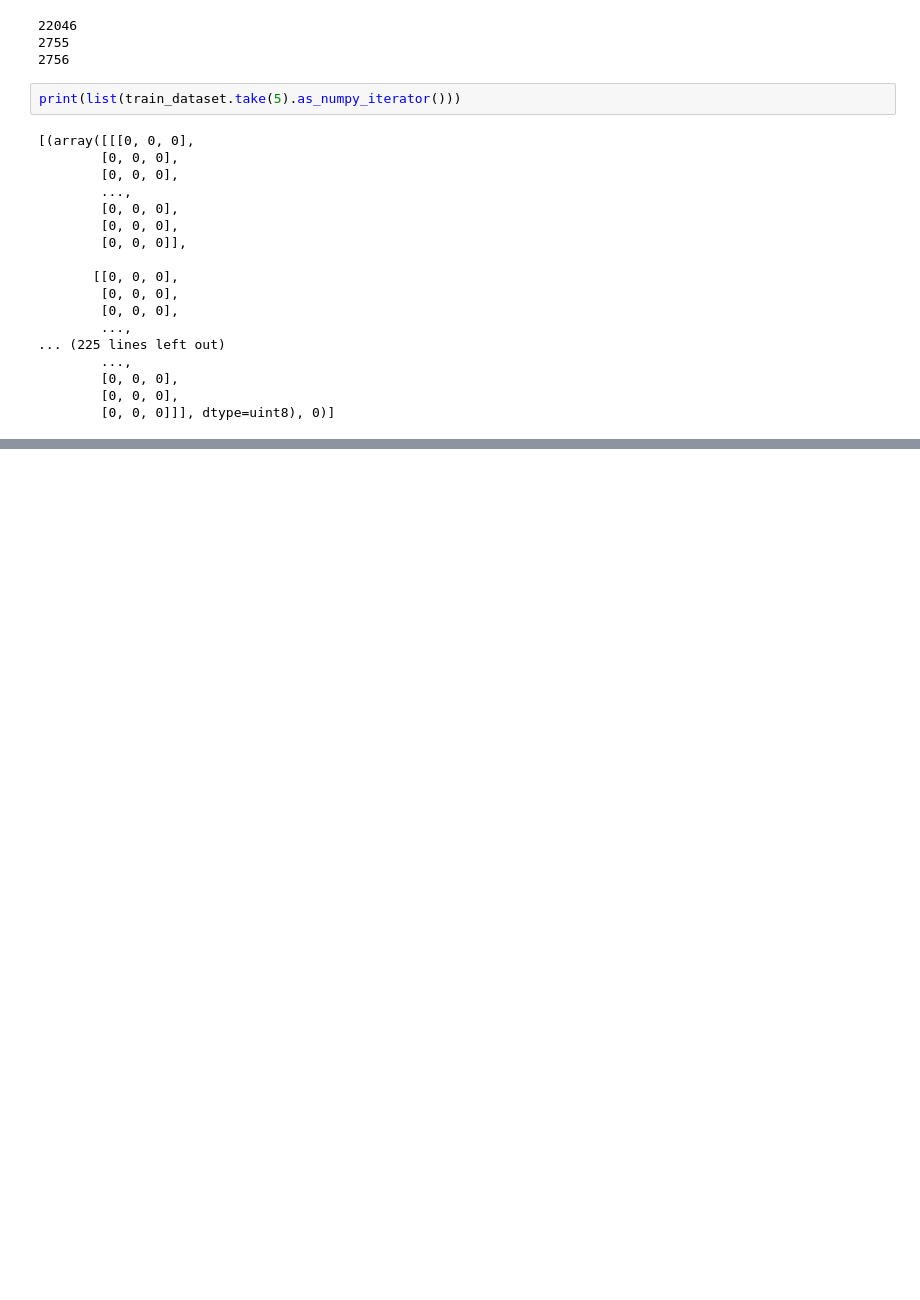
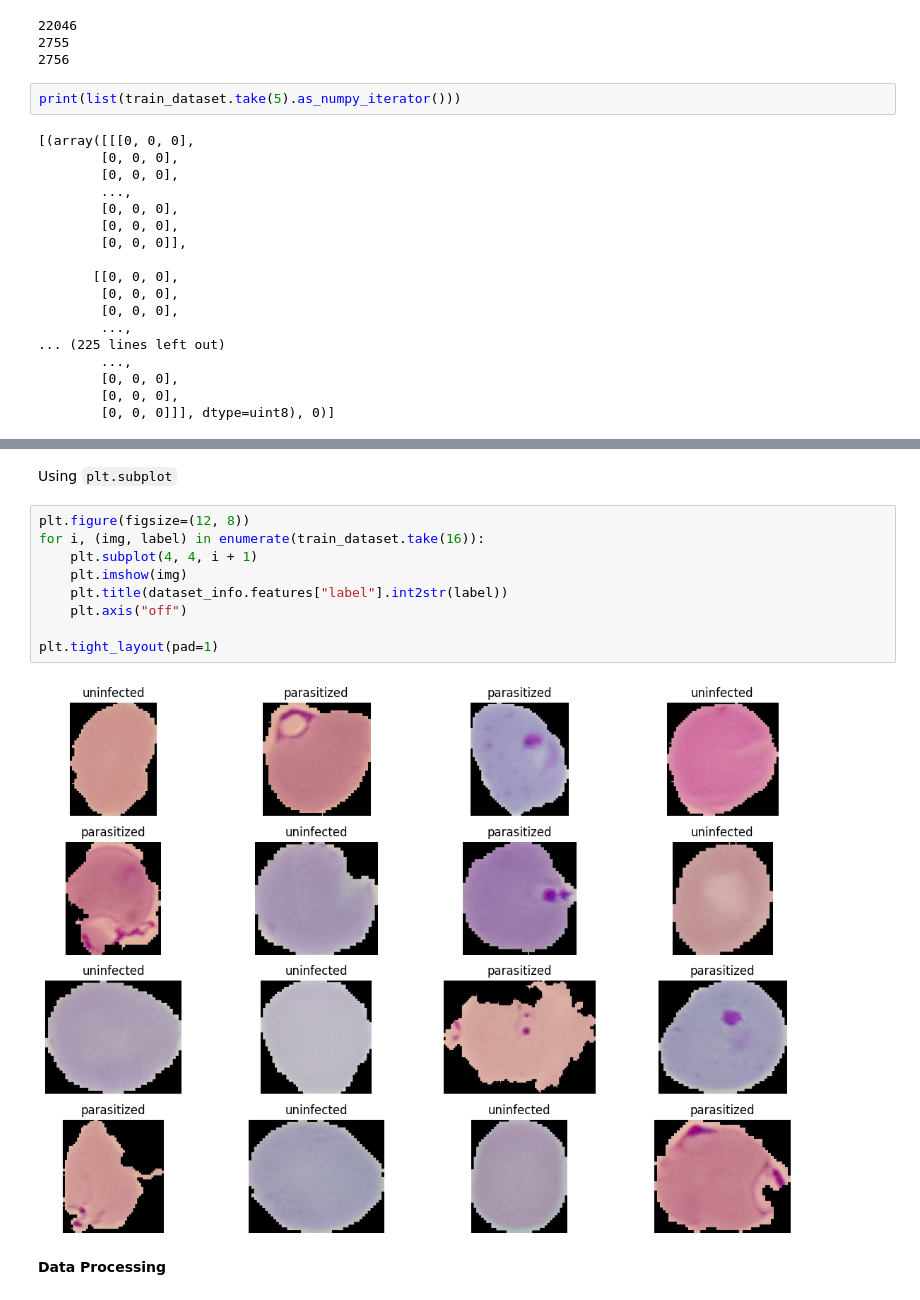
Before and after one commit to DangGiaChi/Deep-Learning-for-Computer-Vision-with-Python-and-TensorFlow-Course, a Jupyter notebook: Malaria_Detection/Malaria_Detection.ipynb, the cells around one changed output, grey strips where cells are left out. Drawn from its saved outputs; the diff is of its cells as text; blank space fills up the shorter version.

Commit message:
Data visualization and preparation

```diff
--- a/Malaria_Detection/Malaria_Detection.ipynb
+++ b/Malaria_Detection/Malaria_Detection.ipynb
@@ -121,0 +171,15 @@ print(list(train_dataset.take(5).as_numpy_iterator()))
+# %% [markdown]
+Using `plt.subplot`
+# %%
+plt.figure(figsize=(12, 8))
+for i, (img, label) in enumerate(train_dataset.take(16)):
+    plt.subplot(4, 4, i + 1)
+    plt.imshow(img)
+    plt.title(dataset_info.features["label"].int2str(label))
+    plt.axis("off")
+
+plt.tight_layout(pad=1)
+# %% [output]
+[figure, added]
+# %% [markdown]
+**Data Processing**
```
Also changed, not shown: parts of 14 cells of this notebook, 1 other file.
